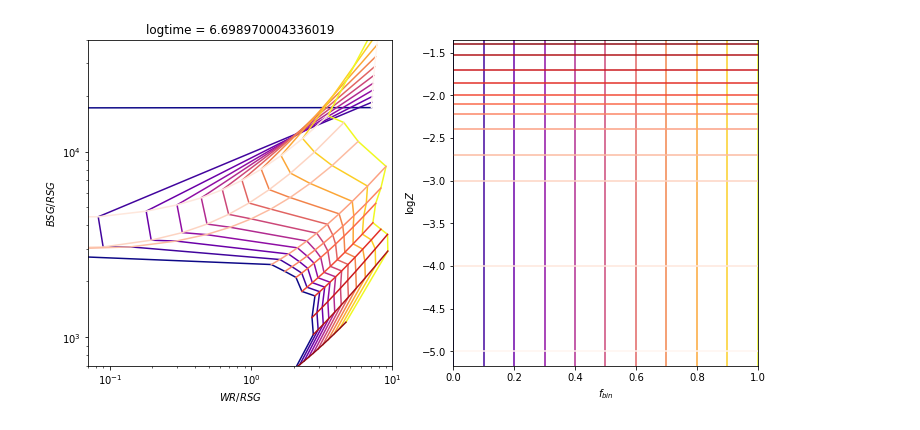
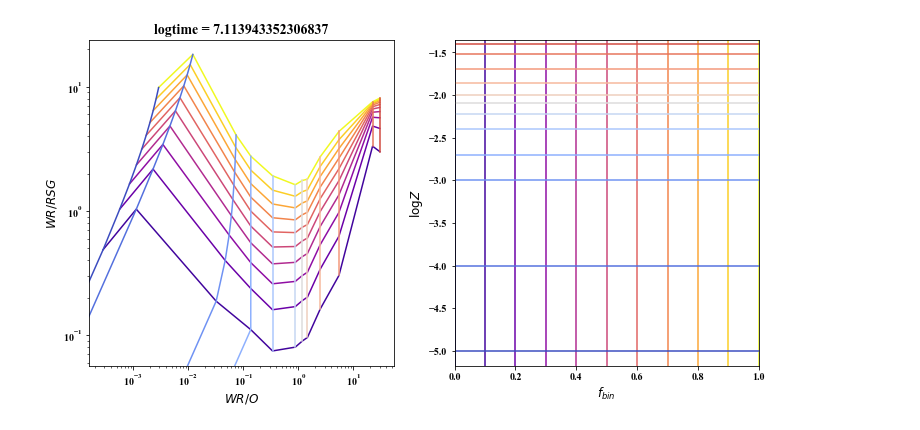
Before and after one commit to tzdwi/Diagnostics, a Jupyter notebook: code/diagnostics.ipynb, the cells around one changed output. Saved outputs shown, nothing was run; the diff lists cells and outputs as text; code cells hidden in the pictures.

```diff
--- a/code/diagnostics.ipynb
+++ b/code/diagnostics.ipynb
@@ -16,8 +16,8 @@ i_younger_than_100Myr = np.where(logages <= 8)
 ts = logages[i_younger_than_100Myr]
 # %%
 bcmap = cm.get_cmap('plasma')
-tcmap = cm.get_cmap('Blues')
-zcmap = cm.get_cmap('Reds')
+tcmap = cm.get_cmap('bone')
+zcmap = cm.get_cmap('coolwarm')
 # %%
 def z_to_col(z):
     pos_in_arr = np.where(np.array(zs) == z)[0]/len(zs)
@@ -42,7 +42,8 @@ def get_arrs(subtype,z):
     subtype : str
         Subtype of star. Currently supports WR, RSG, WC, WN, BSG, YSG, O
     z : str
-        Metallicity, in format zXXX. Supports: zem5,zem4,z001,z002,z004,z006,z008,z010,z014,z020,z030,z040
+        Metallicity, in format zXXX. Supports: zem5,zem4,z001,z002,z004,z006,z008,z010,
+        z014,z020,z030,z040
 
     Returns
     -------
@@ -76,7 +77,8 @@ def get_ratio_at_parameter(ratio,z,logtime,f_bin):
     ratio : str
         Name of ratio in the format 'X/Y'. You best hope 'X' and 'Y' are in cols_dict.
     z : str
-        Metallicity, in format zXXX. Supports: zem5,zem4,z001,z002,z004,z006,z008,z010,z014,z020,z030,z040
+        Metallicity, in format zXXX. Supports: zem5,zem4,z001,z002,z004,z006,z008,z010,
+        z014,z020,z030,z040
     logtime : float
         Log of time in years. Will interpolate.
     f_bin : float
@@ -132,8 +134,8 @@ def plot_ratios(ratio1,ratio2,par3,par3val):
             ax[0].loglog(r1,r2,c=tcmap(t_to_col(t)))
             ax[1].axvline(t,c=tcmap(t_to_col(t)))
         for z_t in zs:
-            r1 = [get_ratio_at_parameter(ratio1,f_bin=par3val,logtime=par3val,z=z_t) for t in ts]
-            r2 = [get_ratio_at_parameter(ratio2,f_bin=par3val,logtime=par3val,z=z_t) for t in ts]
+            r1 = [get_ratio_at_parameter(ratio1,f_bin=par3val,logtime=t,z=z_t) for t in ts]
+            r2 = [get_ratio_at_parameter(ratio2,f_bin=par3val,logtime=t,z=z_t) for t in ts]
             ax[0].loglog(r1,r2,c=zcmap(z_to_col(z_t)))
             ax[1].axhline(y=np.log10(z_to_val(z_t)),c=zcmap(z_to_col(z_t)))
         ax[1].set(xlabel=r'$\log{t}$',ylabel=r'$\log{Z}$')
@@ -155,7 +157,7 @@ def plot_ratios(ratio1,ratio2,par3,par3val):
 
     return fig,ax
 # %%
-fig, ax = plot_ratios(ratio1='WR/RSG',ratio2='BSG/RSG',par3='logtime',par3val=np.log10(5e6))
-ax[0].set(xlim=(7e-2,1e1),ylim=(7e2,4e4));
+fig, ax = plot_ratios(ratio1='WR/O',ratio2='WR/RSG',par3='logtime',par3val=np.log10(13e6))
+#ax[0].set(xlim=(7e-2,1e1),ylim=(7e2,4e4));
 # %% [output]
-[figure, old version]
+[figure, new version]
```
Also changed, not shown: parts of 1 cell of this notebook.
